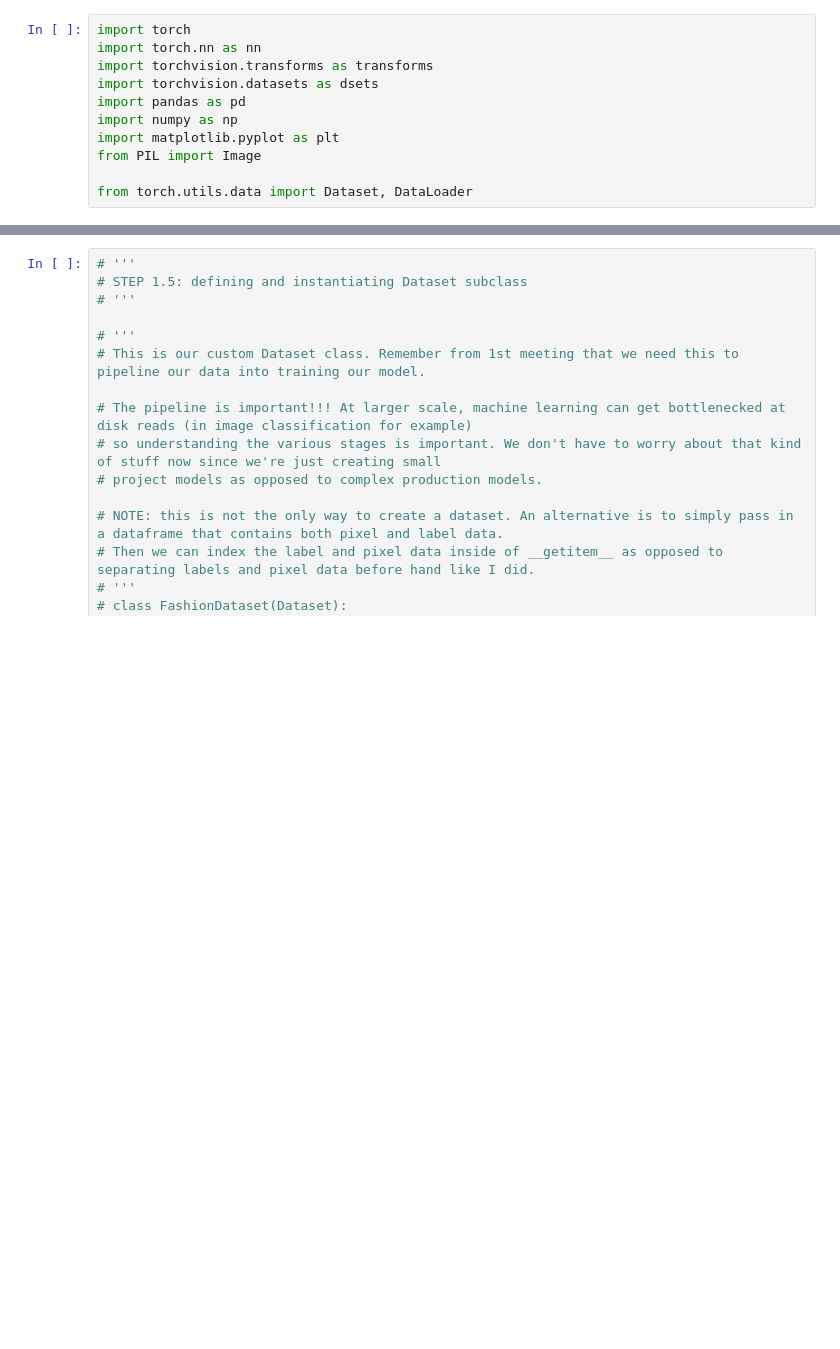
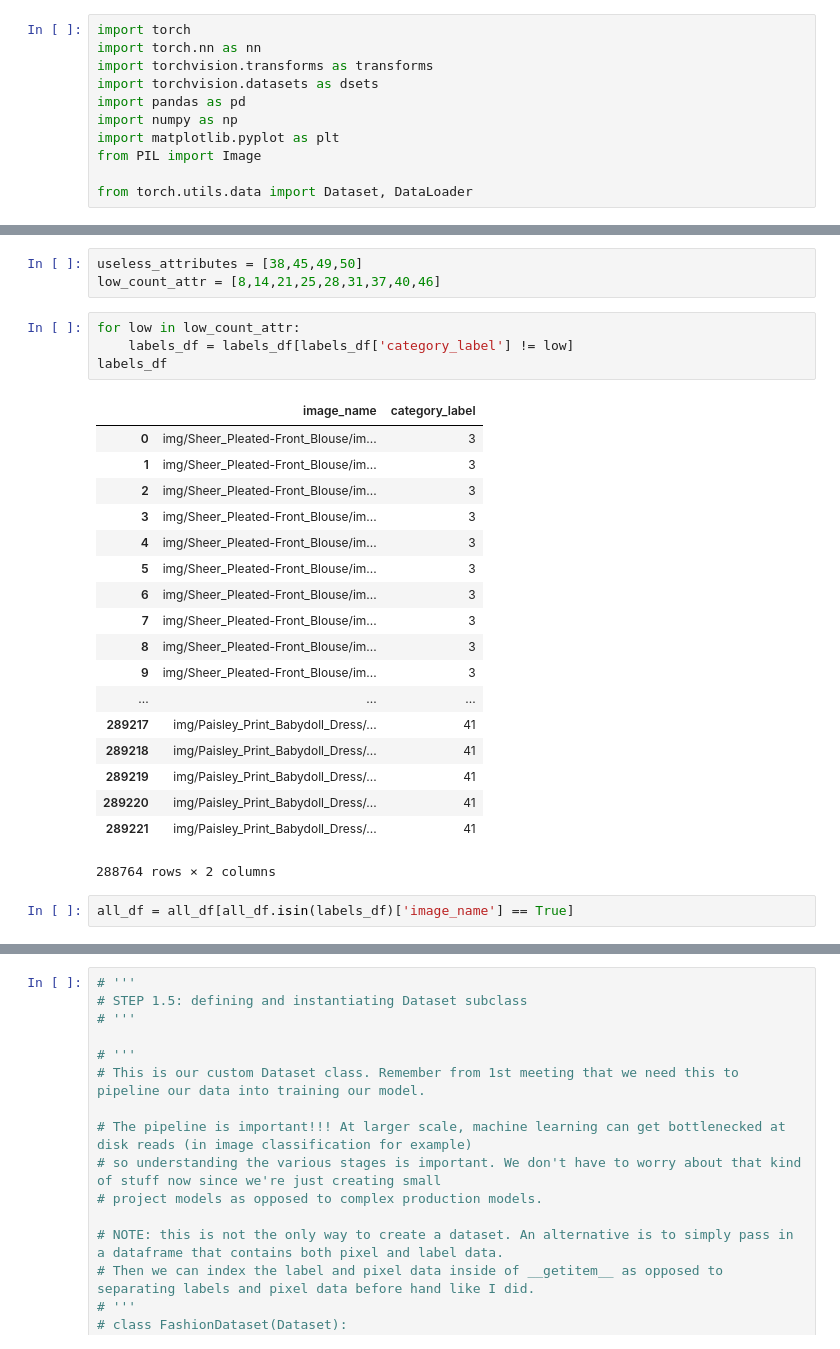
Before and after one commit to HaoNLe/FashionWebapp, a Jupyter notebook: Image-Classification-MODEL.ipynb, the cells around one changed output, grey strips where cells are left out. Saved outputs shown, nothing was run; the diff lists cells and outputs as text; blank space fills up the shorter version.

```diff
--- a/Image-Classification-MODEL.ipynb
+++ b/Image-Classification-MODEL.ipynb
@@ -24,3 +55,31 @@ from torch.utils.data import Dataset, DataLoader
+# %%
+useless_attributes = [38,45,49,50]
+low_count_attr = [8,14,21,25,28,31,37,40,46]
+# %%
+for low in low_count_attr:
+    labels_df = labels_df[labels_df['category_label'] != low]
+labels_df
+# %% [output]
+|  | image_name | category_label |
+| 0 | img/Sheer_Pleated-Front_Blouse/im... | 3 |
+| 1 | img/Sheer_Pleated-Front_Blouse/im... | 3 |
+| 2 | img/Sheer_Pleated-Front_Blouse/im... | 3 |
+| 3 | img/Sheer_Pleated-Front_Blouse/im... | 3 |
+| 4 | img/Sheer_Pleated-Front_Blouse/im... | 3 |
+| 5 | img/Sheer_Pleated-Front_Blouse/im... | 3 |
+| 6 | img/Sheer_Pleated-Front_Blouse/im... | 3 |
+| 7 | img/Sheer_Pleated-Front_Blouse/im... | 3 |
+| 8 | img/Sheer_Pleated-Front_Blouse/im... | 3 |
+| 9 | img/Sheer_Pleated-Front_Blouse/im... | 3 |
+| ... | ... | ... |
+| 289217 | img/Paisley_Print_Babydoll_Dress/... | 41 |
+| 289218 | img/Paisley_Print_Babydoll_Dress/... | 41 |
+| 289219 | img/Paisley_Print_Babydoll_Dress/... | 41 |
+| 289220 | img/Paisley_Print_Babydoll_Dress/... | 41 |
+| 289221 | img/Paisley_Print_Babydoll_Dress/... | 41 |
+288764 rows × 2 columns
+# %%
+all_df = all_df[all_df.isin(labels_df)['image_name'] == True]
 # %%
 '''
 STEP 1: LOAD DATASET
```
Also changed, not shown: parts of 9 cells of this notebook.
